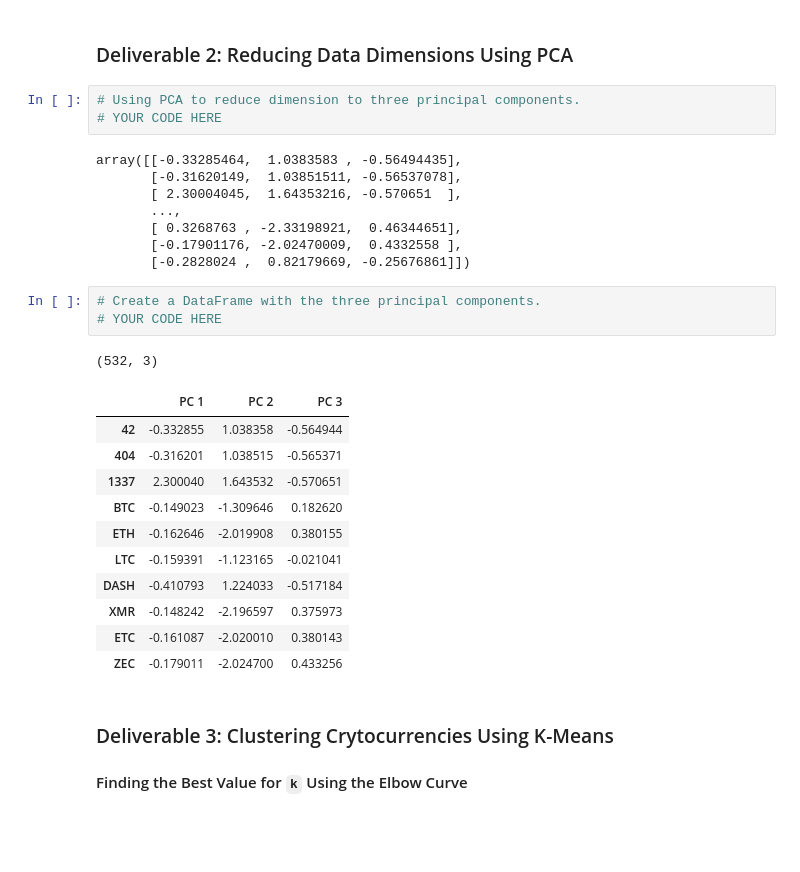
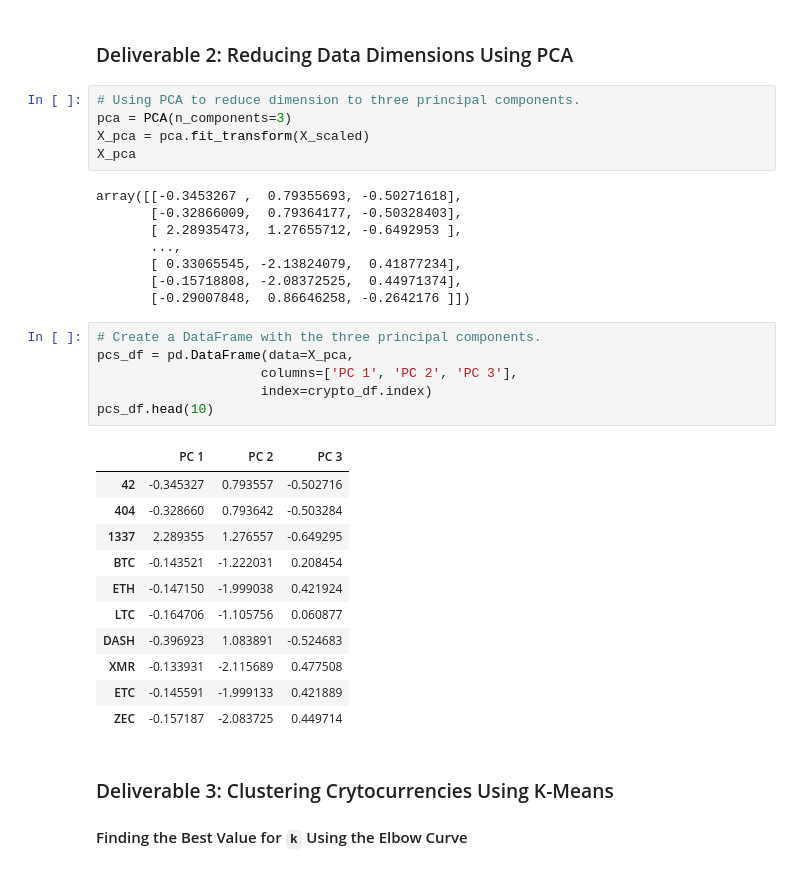
Before and after one commit to pgoyal94/Cryptocurrencies, a Jupyter notebook: crypto_clustering.ipynb, the cells around one changed output. Saved outputs shown, nothing was run; the diff lists cells and outputs as text; blank space fills up the shorter version.

```diff
--- a/crypto_clustering.ipynb
+++ b/crypto_clustering.ipynb
@@ -184,31 +184,35 @@ print(X_scaled)
 ### Deliverable 2: Reducing Data Dimensions Using PCA
 # %%
 # Using PCA to reduce dimension to three principal components.
-# YOUR CODE HERE
+pca = PCA(n_components=3)
+X_pca = pca.fit_transform(X_scaled)
+X_pca
 # %% [output]
-array([[-0.33285464,  1.0383583 , -0.56494435],
-       [-0.31620149,  1.03851511, -0.56537078],
-       [ 2.30004045,  1.64353216, -0.570651  ],
+array([[-0.3453267 ,  0.79355693, -0.50271618],
+       [-0.32866009,  0.79364177, -0.50328403],
+       [ 2.28935473,  1.27655712, -0.6492953 ],
        ...,
-       [ 0.3268763 , -2.33198921,  0.46344651],
-       [-0.17901176, -2.02470009,  0.4332558 ],
-       [-0.2828024 ,  0.82179669, -0.25676861]])
+       [ 0.33065545, -2.13824079,  0.41877234],
+       [-0.15718808, -2.08372525,  0.44971374],
+       [-0.29007848,  0.86646258, -0.2642176 ]])
 # %%
 # Create a DataFrame with the three principal components.
-# YOUR CODE HERE
+pcs_df = pd.DataFrame(data=X_pca,
+                     columns=['PC 1', 'PC 2', 'PC 3'],
+                     index=crypto_df.index)
+pcs_df.head(10)
 # %% [output]
-(532, 3)
 |  | PC 1 | PC 2 | PC 3 |
-| 42 | -0.332855 | 1.038358 | -0.564944 |
-| 404 | -0.316201 | 1.038515 | -0.565371 |
-| 1337 | 2.300040 | 1.643532 | -0.570651 |
-| BTC | -0.149023 | -1.309646 | 0.182620 |
-| ETH | -0.162646 | -2.019908 | 0.380155 |
-| LTC | -0.159391 | -1.123165 | -0.021041 |
-| DASH | -0.410793 | 1.224033 | -0.517184 |
-| XMR | -0.148242 | -2.196597 | 0.375973 |
-| ETC | -0.161087 | -2.020010 | 0.380143 |
-| ZEC | -0.179011 | -2.024700 | 0.433256 |
+| 42 | -0.345327 | 0.793557 | -0.502716 |
+| 404 | -0.328660 | 0.793642 | -0.503284 |
+| 1337 | 2.289355 | 1.276557 | -0.649295 |
+| BTC | -0.143521 | -1.222031 | 0.208454 |
+| ETH | -0.147150 | -1.999038 | 0.421924 |
+| LTC | -0.164706 | -1.105756 | 0.060877 |
+| DASH | -0.396923 | 1.083891 | -0.524683 |
+| XMR | -0.133931 | -2.115689 | 0.477508 |
+| ETC | -0.145591 | -1.999133 | 0.421889 |
+| ZEC | -0.157187 | -2.083725 | 0.449714 |
 # %% [markdown]
 ### Deliverable 3: Clustering Crytocurrencies Using K-Means
 
```
